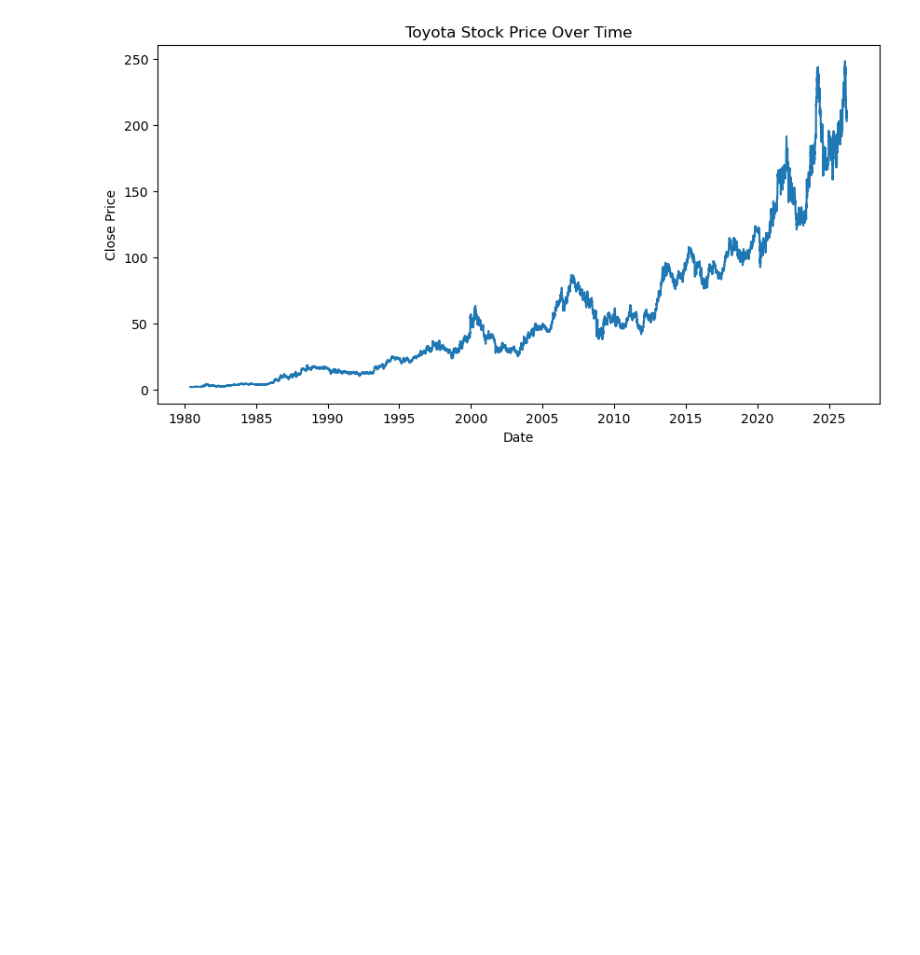
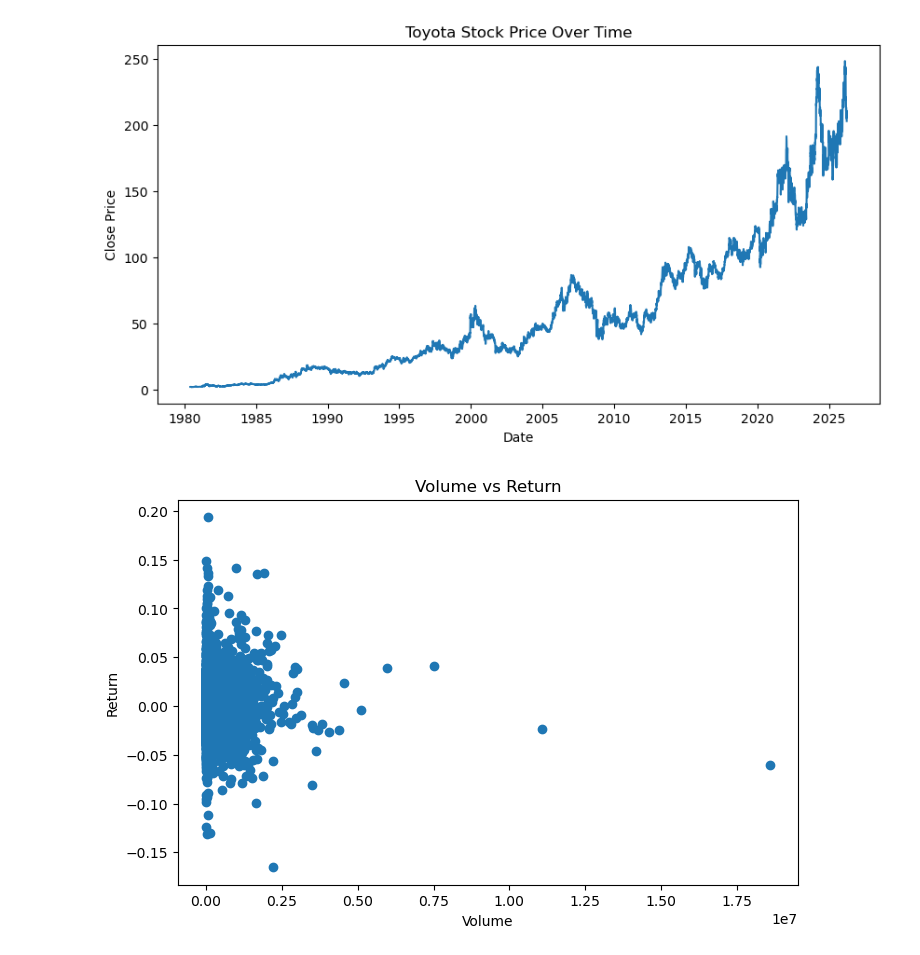
Before and after one commit to priyanshu050307/Toyota-Stock-Price-Analysis-and-Prediction-using-Linear-Regression, a Jupyter notebook: Untitled1.ipynb, the cells around one changed output. Cells and saved outputs as stored; diff of their text form; code cells hidden in the pictures; blank space fills up the shorter version.

```diff
--- a/Untitled1.ipynb
+++ b/Untitled1.ipynb
@@ -68,31 +68,38 @@ plt.title("Correlation Matrix")
 plt.show()
 
 #Objective1 - How does Toyota stock price evolve over time? Are there clear upward or downward trends?
 plt.figure(figsize=(10,5))
 plt.plot(df['Date'], df['Close'])
 plt.title("Toyota Stock Price Over Time")
 plt.xlabel("Date")
 plt.ylabel("Close Price")
 plt.show()
 
-#Objective2 -
+#Objective2 - Does higher trading volume lead to significant price changes?
+plt.figure(figsize=(8,5))
+plt.scatter(df['Volume'], df['Return'])
+plt.title("Volume vs Return")
+plt.xlabel("Volume")
+plt.ylabel("Return")
+plt.show()
 # %% [output]
         Date     Close      High       Low      Open  Volume    Return  \
 0  5/29/1980  2.181837  2.181837  2.181837  2.181837       0  0.000000
 1  5/30/1980  2.174467  2.203951  2.174467  2.181838    6540 -0.003378
 2   6/2/1980  2.181837  2.211321  2.181837  2.181837     934  0.003390
 3   6/3/1980  2.181837  2.211321  2.181837  2.181837   18686  0.000000
 4   6/4/1980  2.189208  2.218692  2.189208  2.189208    8409  0.003378
 
    Volatility_10  Volatility_30        RSI      MACD  MACD_Signal
 0       0.012999       0.010338  68.571347  0.063000     0.063758
 1       0.013104       0.010406  65.714212  0.060108     0.063028
 2       0.009428       0.009725  60.000000  0.057746     0.061972
 3       0.009266       0.009725  60.000000  0.055237     0.060625
 ... (69 lines left out)
 2            RSI_prev  2.610635e-03
 3           MACD_prev -3.818441e-02
 4  Volatility_10_prev -1.096527e+00
 Predicted Next Day Close: 205.68978079928272
 [figure]
 [figure]
+[figure, added]
```
